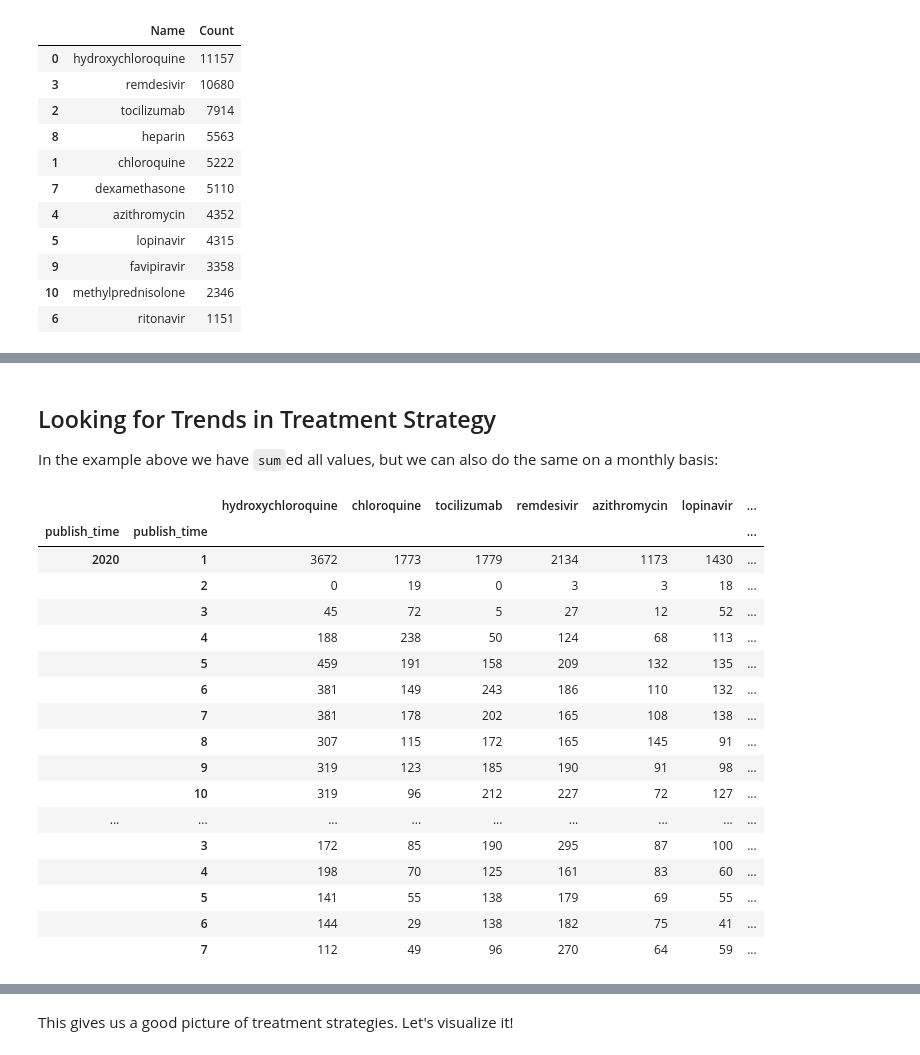
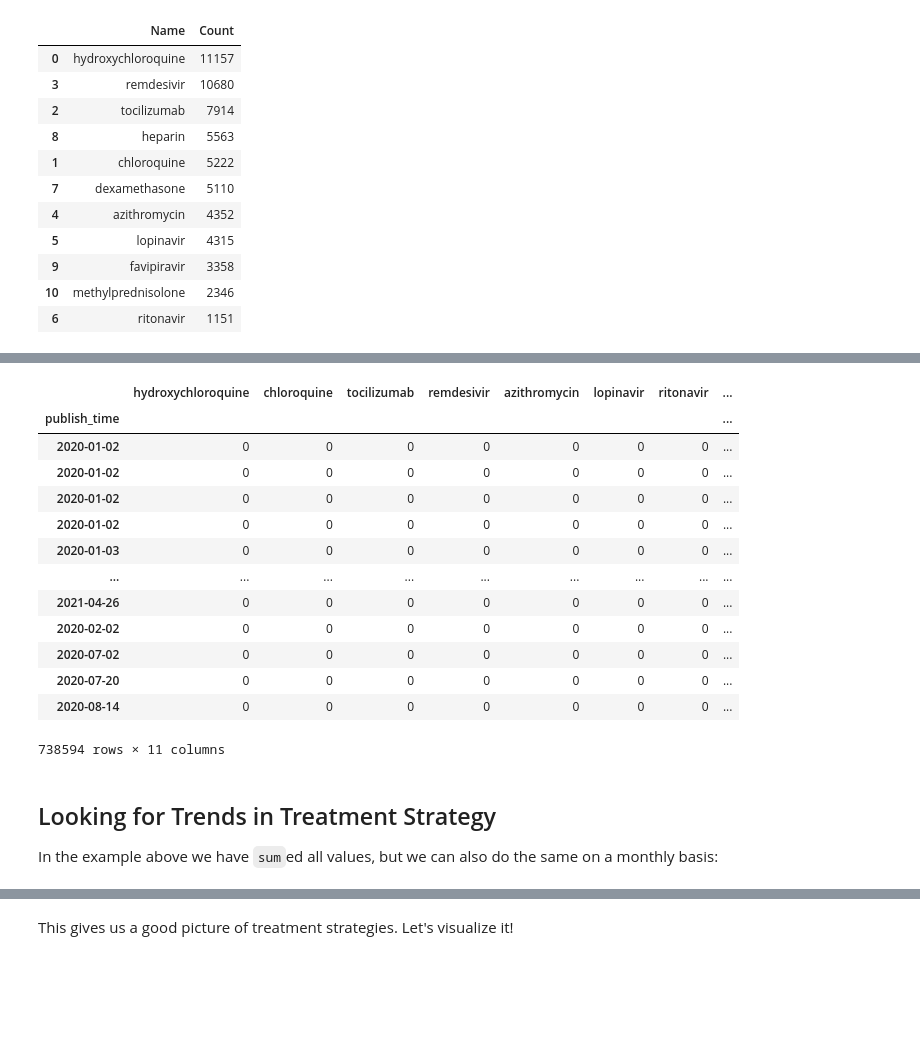
Before and after one commit to aniveshkanodia/Data-Science-For-Beginners, a Jupyter notebook: 2-Working-With-Data/07-python/notebook-papers.ipynb, the cells around one changed output, grey strips where cells are left out. Cells and saved outputs as stored; diff of their text form; code cells hidden in the pictures; blank space fills up the shorter version.

```diff
--- a/2-Working-With-Data/07-python/notebook-papers.ipynb
+++ b/2-Working-With-Data/07-python/notebook-papers.ipynb
@@ -108,28 +110,25 @@ plt.show()
+# %%
+dfm
+# %% [output]
+|  | hydroxychloroquine | chloroquine | tocilizumab | remdesivir | azithromycin | lopinavir | ritonavir | ... |
+| publish_time |  |  |  |  |  |  |  | ... |
+| 2020-01-02 | 0 | 0 | 0 | 0 | 0 | 0 | 0 | ... |
+| 2020-01-02 | 0 | 0 | 0 | 0 | 0 | 0 | 0 | ... |
+| 2020-01-02 | 0 | 0 | 0 | 0 | 0 | 0 | 0 | ... |
+| 2020-01-02 | 0 | 0 | 0 | 0 | 0 | 0 | 0 | ... |
+| 2020-01-03 | 0 | 0 | 0 | 0 | 0 | 0 | 0 | ... |
+| ... | ... | ... | ... | ... | ... | ... | ... | ... |
+| 2021-04-26 | 0 | 0 | 0 | 0 | 0 | 0 | 0 | ... |
+| 2020-02-02 | 0 | 0 | 0 | 0 | 0 | 0 | 0 | ... |
+| 2020-07-02 | 0 | 0 | 0 | 0 | 0 | 0 | 0 | ... |
+| 2020-07-20 | 0 | 0 | 0 | 0 | 0 | 0 | 0 | ... |
+| 2020-08-14 | 0 | 0 | 0 | 0 | 0 | 0 | 0 | ... |
+738594 rows × 11 columns
 # %% [markdown]
 ## Looking for Trends in Treatment Strategy
 
 In the example above we have `sum`ed all values, but we can also do the same on a monthly basis:
 # %%
-dfm = df[['publish_time']+medications].set_index('publish_time')
-dfm = dfm[(dfm.index>="2020-01-01") & (dfm.index<="2021-07-31")]
-dfmt = dfm.groupby([dfm.index.year,dfm.index.month]).sum()
-dfmt
+dfm=df[['publish_time']+medications].set_index('publish_time')
+dfm=dfm[(dfm.index>="2020-01-01")&(dfm.index<="2021-07-31")]
+dfmt=dfm.groupby([dfm.index.year,dfm.index.month]).sum()
-# %% [output]
-|  |  | hydroxychloroquine | chloroquine | tocilizumab | remdesivir | azithromycin | lopinavir | ... |
-| publish_time | publish_time |  |  |  |  |  |  | ... |
-| 2020 | 1 | 3672 | 1773 | 1779 | 2134 | 1173 | 1430 | ... |
-|  | 2 | 0 | 19 | 0 | 3 | 3 | 18 | ... |
-|  | 3 | 45 | 72 | 5 | 27 | 12 | 52 | ... |
-|  | 4 | 188 | 238 | 50 | 124 | 68 | 113 | ... |
-|  | 5 | 459 | 191 | 158 | 209 | 132 | 135 | ... |
-|  | 6 | 381 | 149 | 243 | 186 | 110 | 132 | ... |
-|  | 7 | 381 | 178 | 202 | 165 | 108 | 138 | ... |
-|  | 8 | 307 | 115 | 172 | 165 | 145 | 91 | ... |
-|  | 9 | 319 | 123 | 185 | 190 | 91 | 98 | ... |
-|  | 10 | 319 | 96 | 212 | 227 | 72 | 127 | ... |
-| ... | ... | ... | ... | ... | ... | ... | ... | ... |
-|  | 3 | 172 | 85 | 190 | 295 | 87 | 100 | ... |
-|  | 4 | 198 | 70 | 125 | 161 | 83 | 60 | ... |
-|  | 5 | 141 | 55 | 138 | 179 | 69 | 55 | ... |
-|  | 6 | 144 | 29 | 138 | 182 | 75 | 41 | ... |
-|  | 7 | 112 | 49 | 96 | 270 | 64 | 59 | ... |
```
Also changed, not shown: parts of 10 cells of this notebook.
